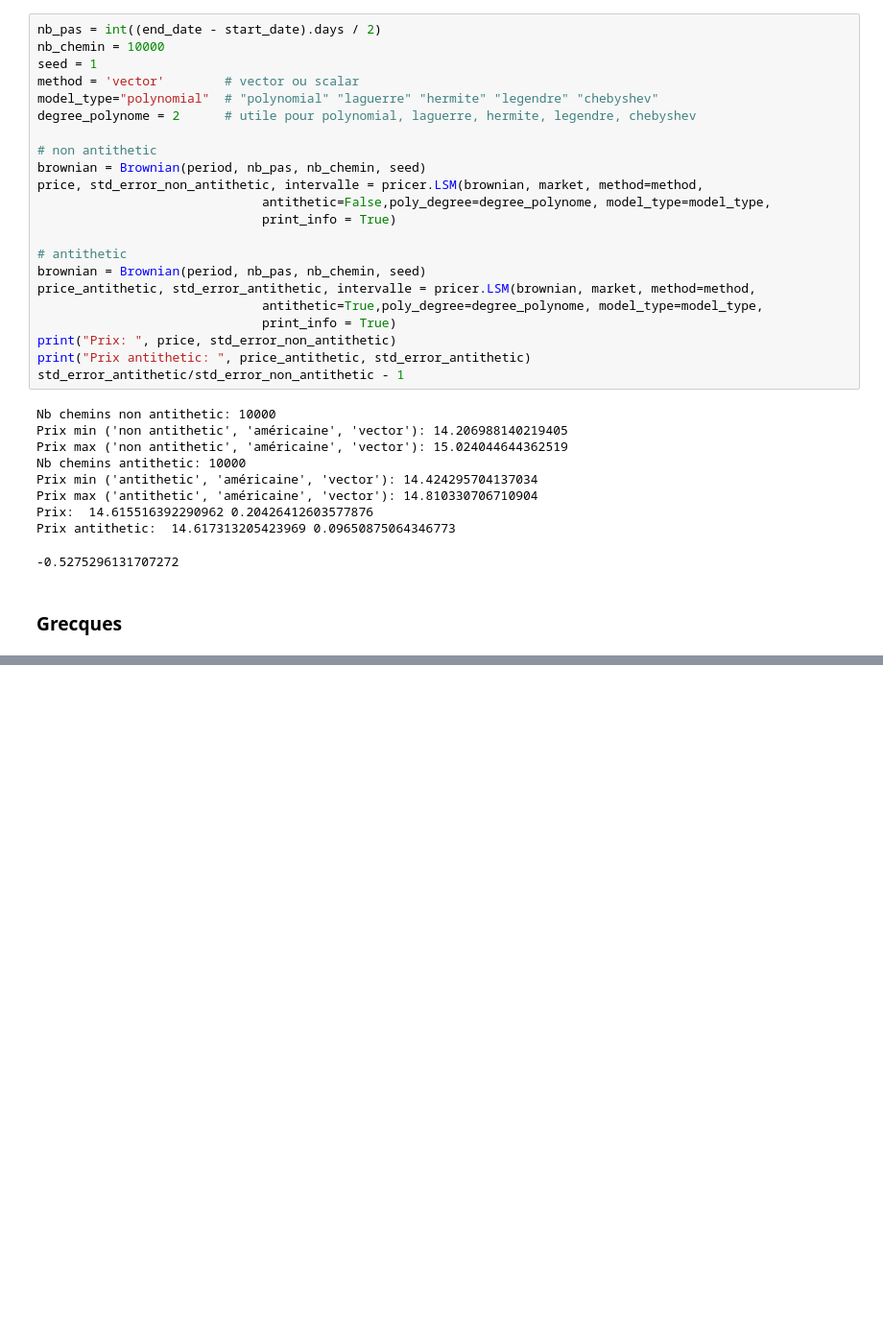
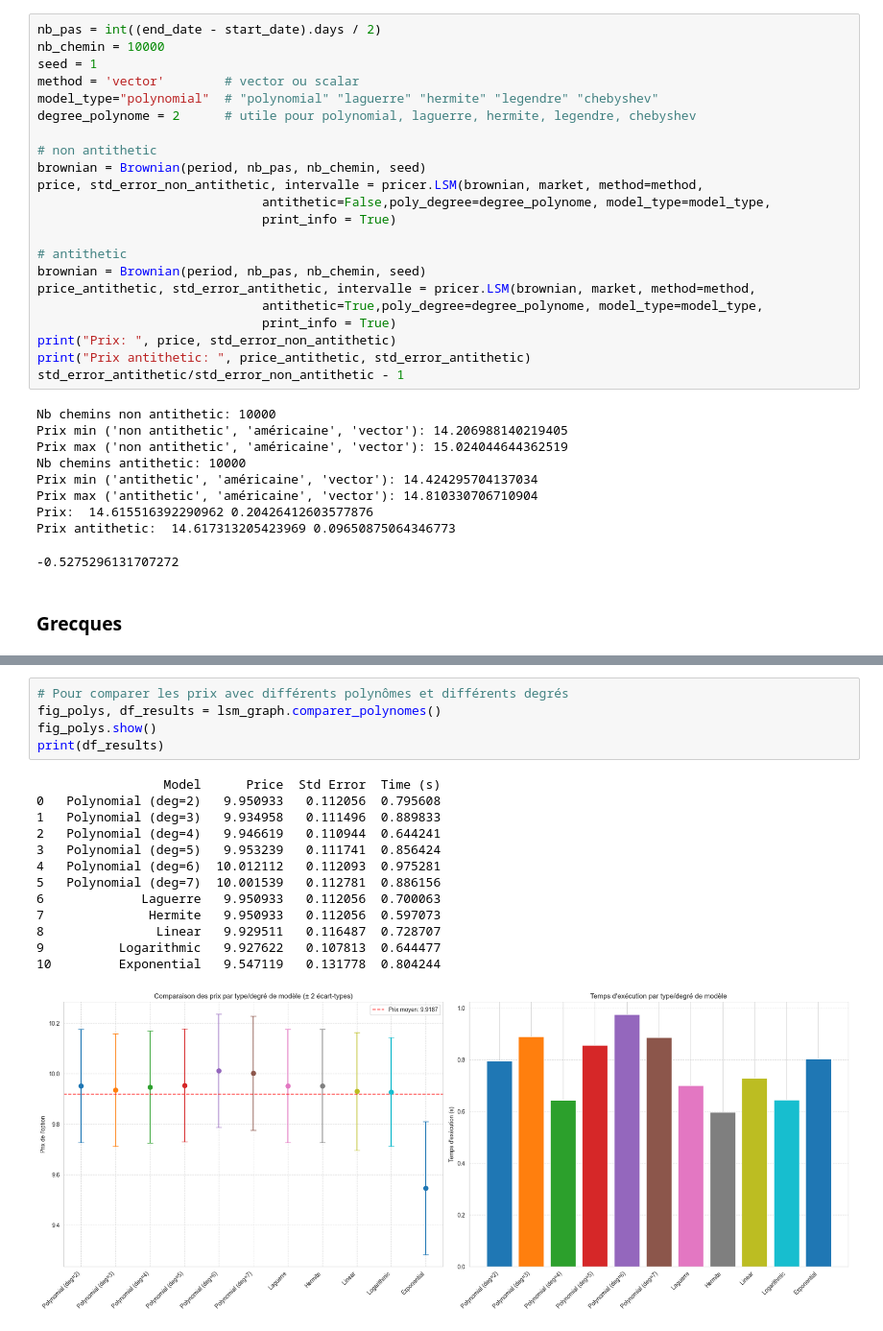
Before and after one commit to lincecile/Monte-Carlo-simulations-Longstaff-Schwartz, a Jupyter notebook: Exemple_notebook.ipynb, the cells around one changed output, grey strips where cells are left out. Shown at 96% size. Cells and saved outputs as stored; diff of their text form; blank space fills up the shorter version.

```diff
--- a/Exemple_notebook.ipynb
+++ b/Exemple_notebook.ipynb
@@ -205,0 +235,19 @@ np.float64(-8.7105062608671)
+# %%
+# Pour comparer les prix avec différents polynômes et différents degrés
+fig_polys, df_results = lsm_graph.comparer_polynomes()
+fig_polys.show()
+print(df_results)
+# %% [output]
+                 Model      Price  Std Error  Time (s)
+0   Polynomial (deg=2)   9.950933   0.112056  0.795608
+1   Polynomial (deg=3)   9.934958   0.111496  0.889833
+2   Polynomial (deg=4)   9.946619   0.110944  0.644241
+3   Polynomial (deg=5)   9.953239   0.111741  0.856424
+4   Polynomial (deg=6)  10.012112   0.112093  0.975281
+5   Polynomial (deg=7)  10.001539   0.112781  0.886156
+6             Laguerre   9.950933   0.112056  0.700063
+7              Hermite   9.950933   0.112056  0.597073
+8               Linear   9.929511   0.116487  0.728707
+9          Logarithmic   9.927622   0.107813  0.644477
+10         Exponential   9.547119   0.131778  0.804244
+[figure, added]
```
Also changed, not shown: parts of 11 cells of this notebook, 3 other files.
